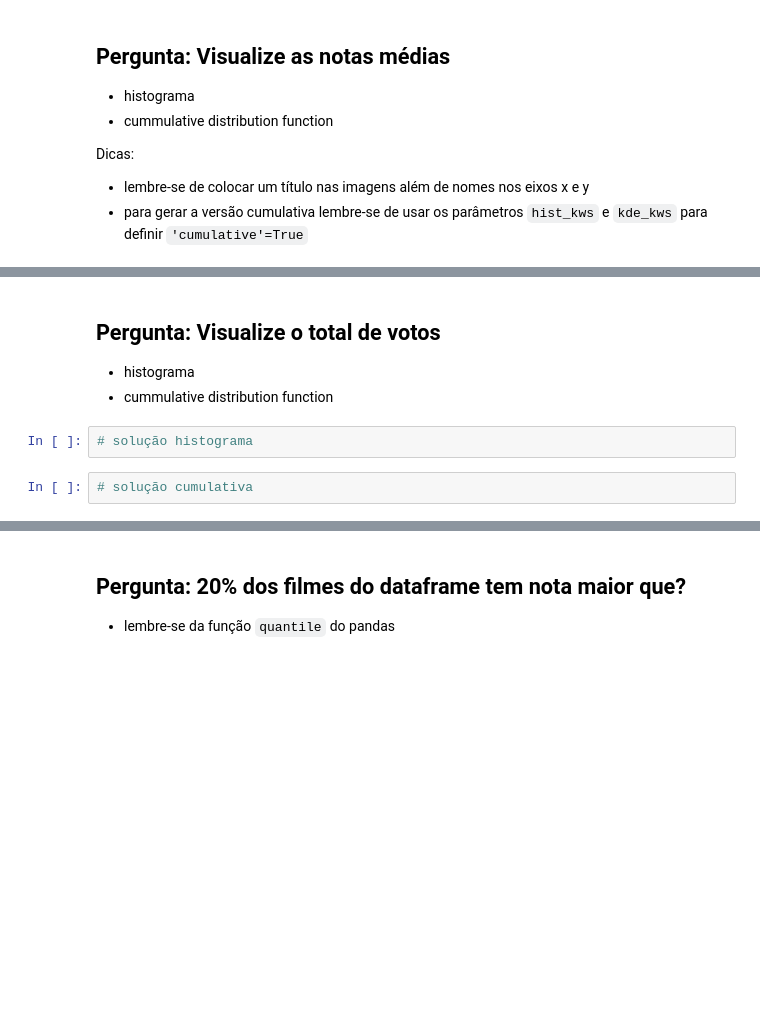
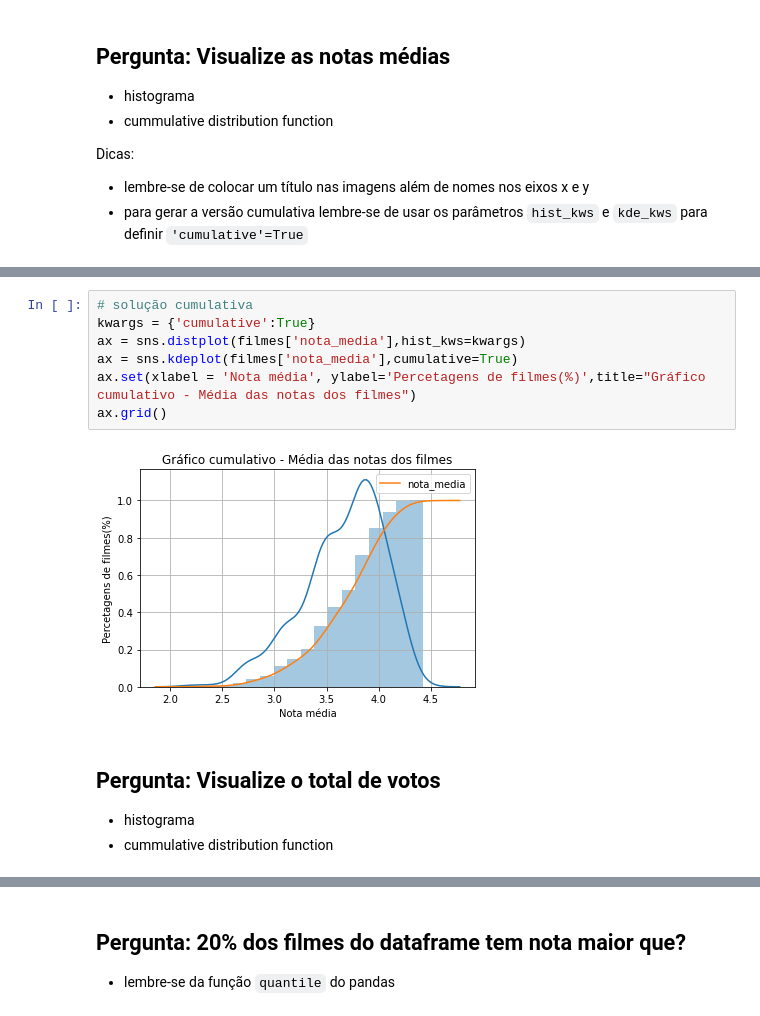
Before and after one commit to SamuelHericles/Training_project_Data_Science, a Jupyter notebook: Formação Data Science Alura - Análise exploratória do MovieLens.ipynb, the cells around one changed output, grey strips where cells are left out. Saved outputs shown, nothing was run; the diff lists cells and outputs as text; blank space fills up the shorter version.

```diff
--- a/Formação Data Science Alura - Análise exploratória do MovieLens.ipynb
+++ b/Formação Data Science Alura - Análise exploratória do MovieLens.ipynb
@@ -101,9 +207,14 @@ Dicas:
+# %%
+# solução cumulativa
+kwargs = {'cumulative':True}
+ax = sns.distplot(filmes['nota_media'],hist_kws=kwargs)
+ax = sns.kdeplot(filmes['nota_media'],cumulative=True)
+ax.set(xlabel = 'Nota média', ylabel='Percetagens de filmes(%)',title="Gráfico cumulativo - Média das notas dos filmes")
+ax.grid()
+# %% [output]
+[figure, added]
 # %% [markdown]
 ## Pergunta: Visualize o total de votos
 
 - histograma
 - cummulative distribution function
-# %%
-# solução histograma
-# %%
-# solução cumulativa
```
Also changed, not shown: parts of 100 cells of this notebook, 1 other file.
